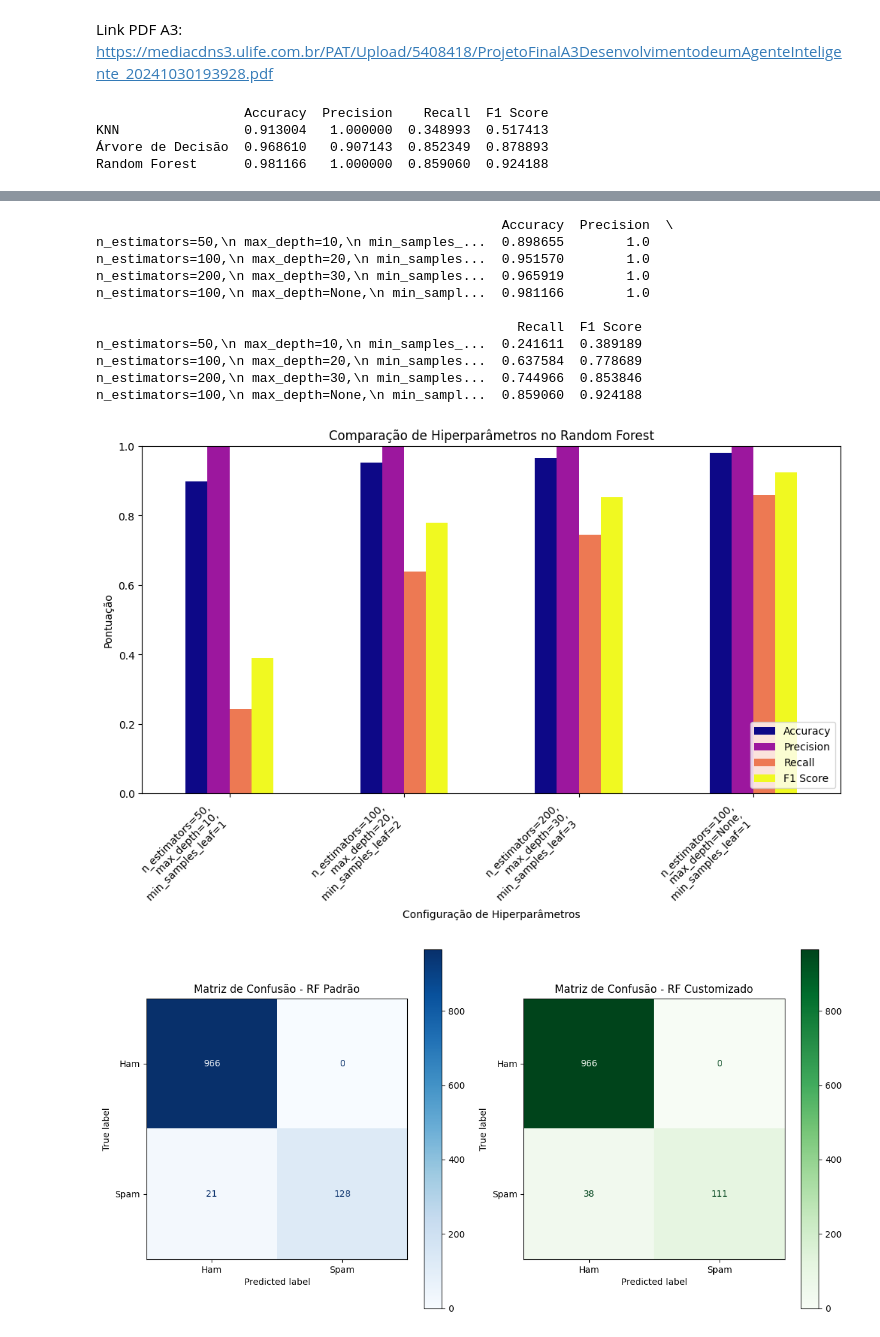
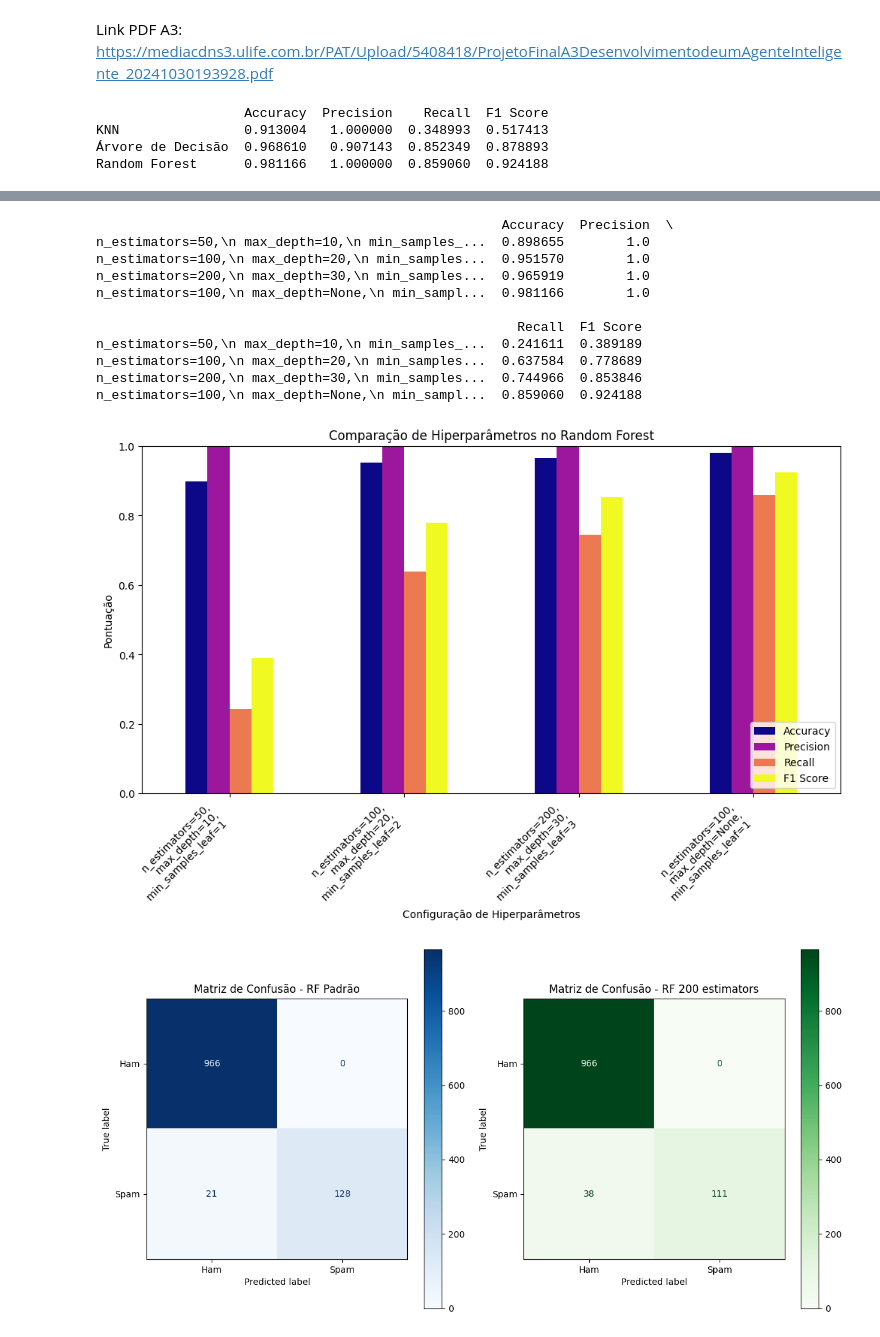
Before and after one commit to Gustavo653/ProjetoA3SpamIA-2024, a Jupyter notebook: ProjetoA3_2024.ipynb, the cells around one changed output, grey strips where cells are left out. Saved outputs shown, nothing was run; the diff lists cells and outputs as text; code cells hidden in the pictures.

```diff
--- a/ProjetoA3_2024.ipynb
+++ b/ProjetoA3_2024.ipynb
@@ -98,32 +98,32 @@ y_pred_custom = rf_custom.predict(X_test_tfidf)
 cm_padrao = confusion_matrix(y_test, y_pred_padrao)
 cm_custom = confusion_matrix(y_test, y_pred_custom)
 
 fig, axes = plt.subplots(1, 2, figsize=(12, 6))
 
 ConfusionMatrixDisplay(cm_padrao, display_labels=["Ham", "Spam"]).plot(ax=axes[0], cmap="Blues")
 axes[0].set_title("Matriz de Confusão - RF Padrão")
 
 ConfusionMatrixDisplay(cm_custom, display_labels=["Ham", "Spam"]).plot(ax=axes[1], cmap="Greens")
-axes[1].set_title("Matriz de Confusão - RF Customizado")
+axes[1].set_title("Matriz de Confusão - RF 200 estimators")
 
 plt.tight_layout()
 plt.show()
 # %% [output]
                    Accuracy  Precision    Recall  F1 Score
 KNN                0.913004   1.000000  0.348993  0.517413
 Árvore de Decisão  0.968610   0.907143  0.852349  0.878893
 Random Forest      0.981166   1.000000  0.859060  0.924188
 [figure]
                                                     Accuracy  Precision  \
 n_estimators=50,\n max_depth=10,\n min_samples_...  0.898655        1.0
 n_estimators=100,\n max_depth=20,\n min_samples...  0.951570        1.0
 n_estimators=200,\n max_depth=30,\n min_samples...  0.965919        1.0
 n_estimators=100,\n max_depth=None,\n min_sampl...  0.981166        1.0
 
                                                       Recall  F1 Score
 n_estimators=50,\n max_depth=10,\n min_samples_...  0.241611  0.389189
 n_estimators=100,\n max_depth=20,\n min_samples...  0.637584  0.778689
 n_estimators=200,\n max_depth=30,\n min_samples...  0.744966  0.853846
 n_estimators=100,\n max_depth=None,\n min_sampl...  0.859060  0.924188
 [figure]
-[figure, old version]
+[figure, new version]
```
